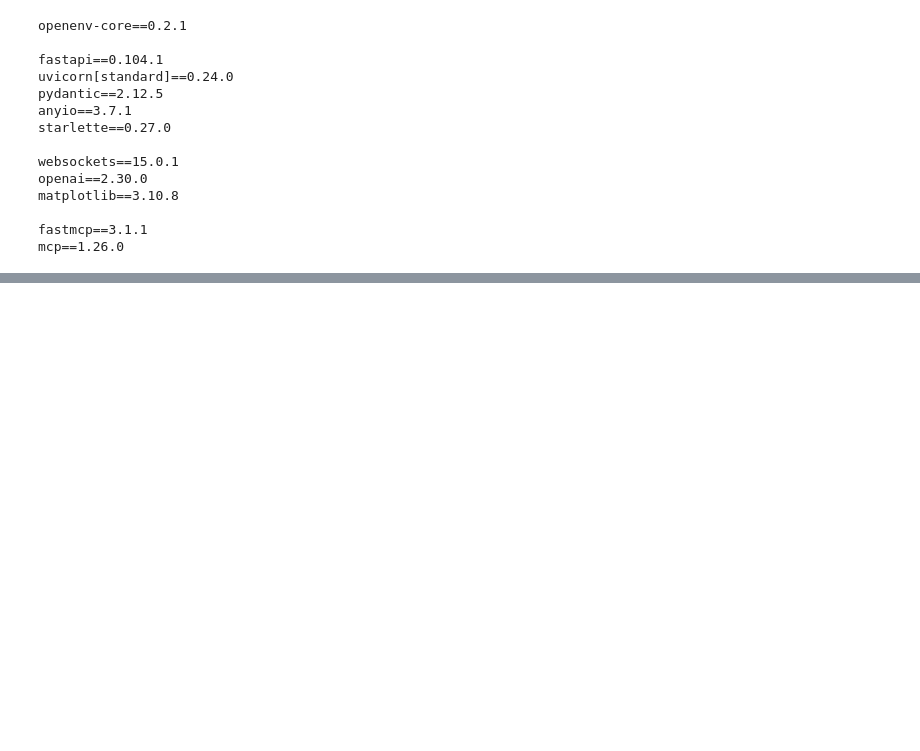
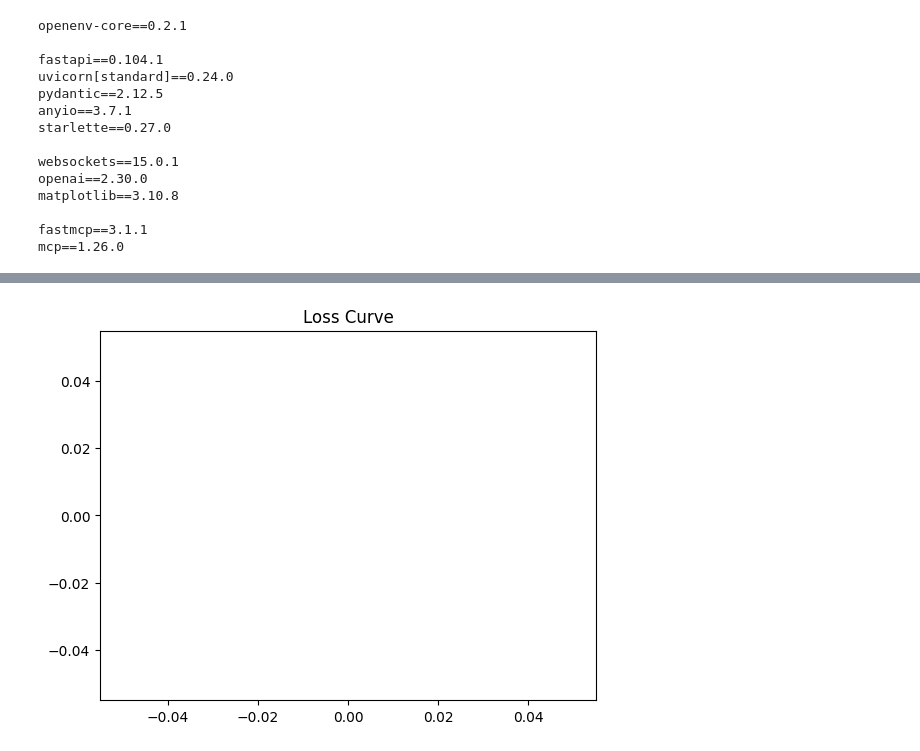
Before and after one commit to shriom17/MedFlow-OpenEnv, a Jupyter notebook: Training.ipynb, the cells around one changed output, grey strips where cells are left out. Drawn from its saved outputs; the diff is of its cells as text; code cells hidden in the pictures; blank space fills up the shorter version.

```diff
--- a/Training.ipynb
+++ b/Training.ipynb
@@ -259,0 +415,9 @@ python3: can't open file '/content/scripts/greedy_policy.py': [Errno 2] No such
+# %%
+loss = [10/(i+1) for i in range(len(rewards))]
+
+plt.plot(loss)
+plt.title("Loss Curve")
+plt.savefig("loss_curve.png")
+plt.show()
+# %% [output]
+[figure, added]
```
Also changed, not shown: parts of 28 cells of this notebook.
